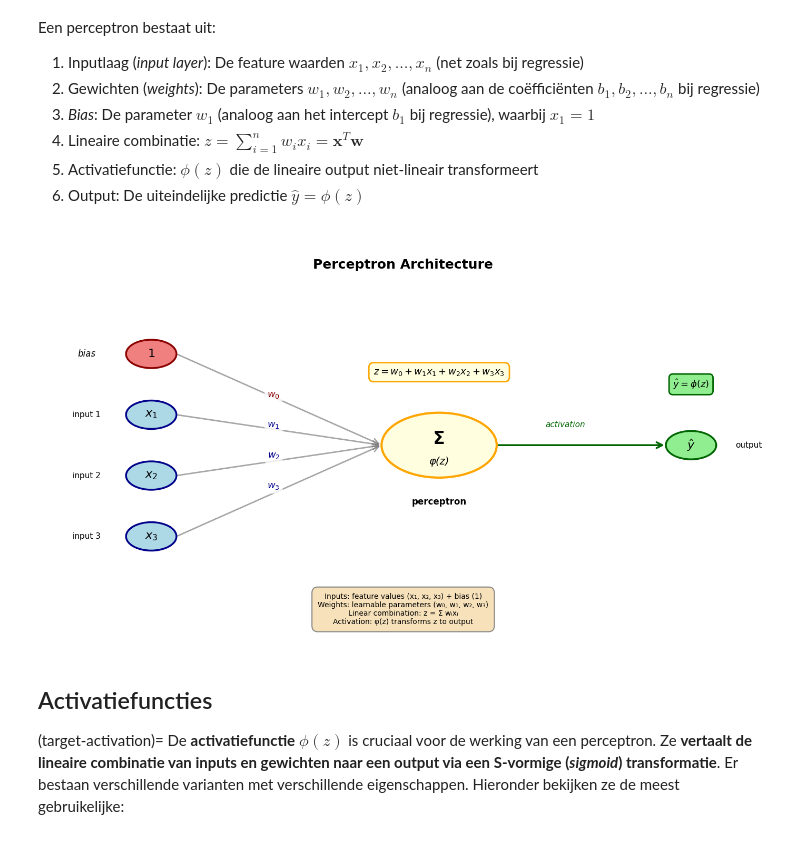
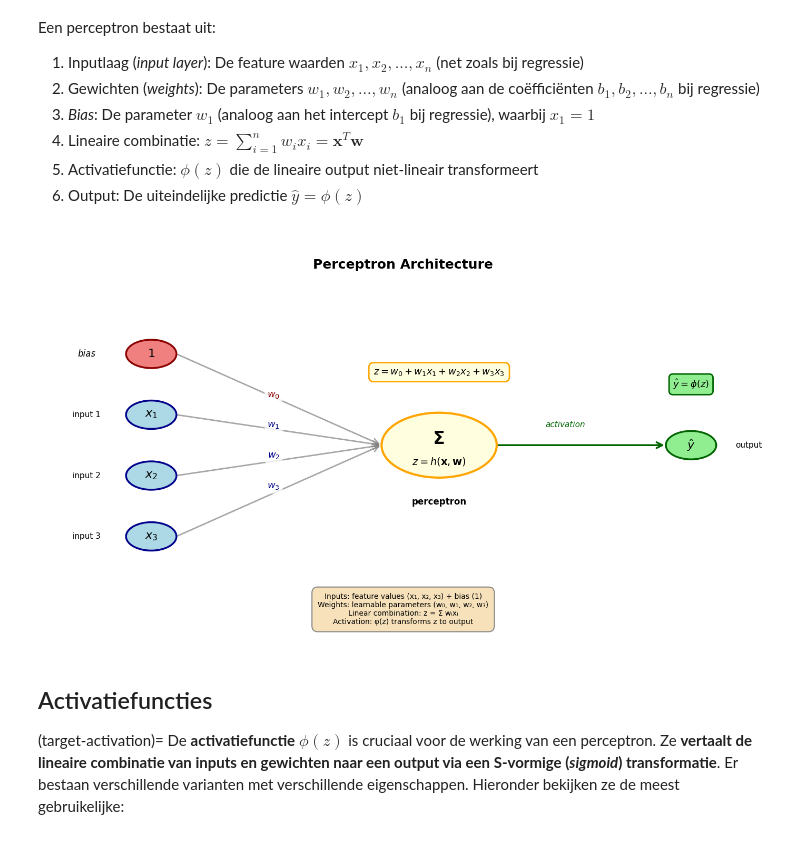
Before and after one commit to ap-mdi-it/ml-courses, a Jupyter notebook: book/math_foundations/nn/perceptron.ipynb, the cells around one changed output. Saved outputs shown, nothing was run; the diff lists cells and outputs as text; code cells hidden in the pictures.

```diff
--- a/book/math_foundations/nn/perceptron.ipynb
+++ b/book/math_foundations/nn/perceptron.ipynb
@@ -104,7 +104,7 @@ ax.text(
 ax.text(
     neuron_x,
     neuron_center_y - 0.4,
-    "φ(z)",
+    "$z = h(\mathbf{x}, \mathbf{w})$",
     ha="center",
     va="center",
     fontsize=14,
@@ -226,34 +226,34 @@ ax.text(
 
 # Add title
 ax.text(5, 9.2, "Perceptron Architecture", ha="center", va="center", fontsize=18, fontweight="bold")
 
 # Add legend/explanation box
 legend_elements = [
     "Inputs: feature values (x₁, x₂, x₃) + bias (1)",
     "Weights: learnable parameters (w₀, w₁, w₂, w₃)",
     "Linear combination: z = Σ wᵢxᵢ",
     "Activation: φ(z) transforms z to output",
 ]
 ax.text(
     5,
     0.7,
     "\n".join(legend_elements),
     ha="center",
     va="center",
     fontsize=10,
     bbox={
         "boxstyle": "round,pad=0.8",
         "facecolor": "wheat",
         "edgecolor": "gray",
         "linewidth": 1.5,
         "alpha": 0.9,
     },
 )
 
 plt.tight_layout()
 plt.show()
 # %% [output]
-[figure, old version]
+[figure, new version]
 # %% [markdown]
 ## Activatiefuncties
 (target-activation)=
```
Also changed, not shown: parts of 5 cells of this notebook, 4 other files.
